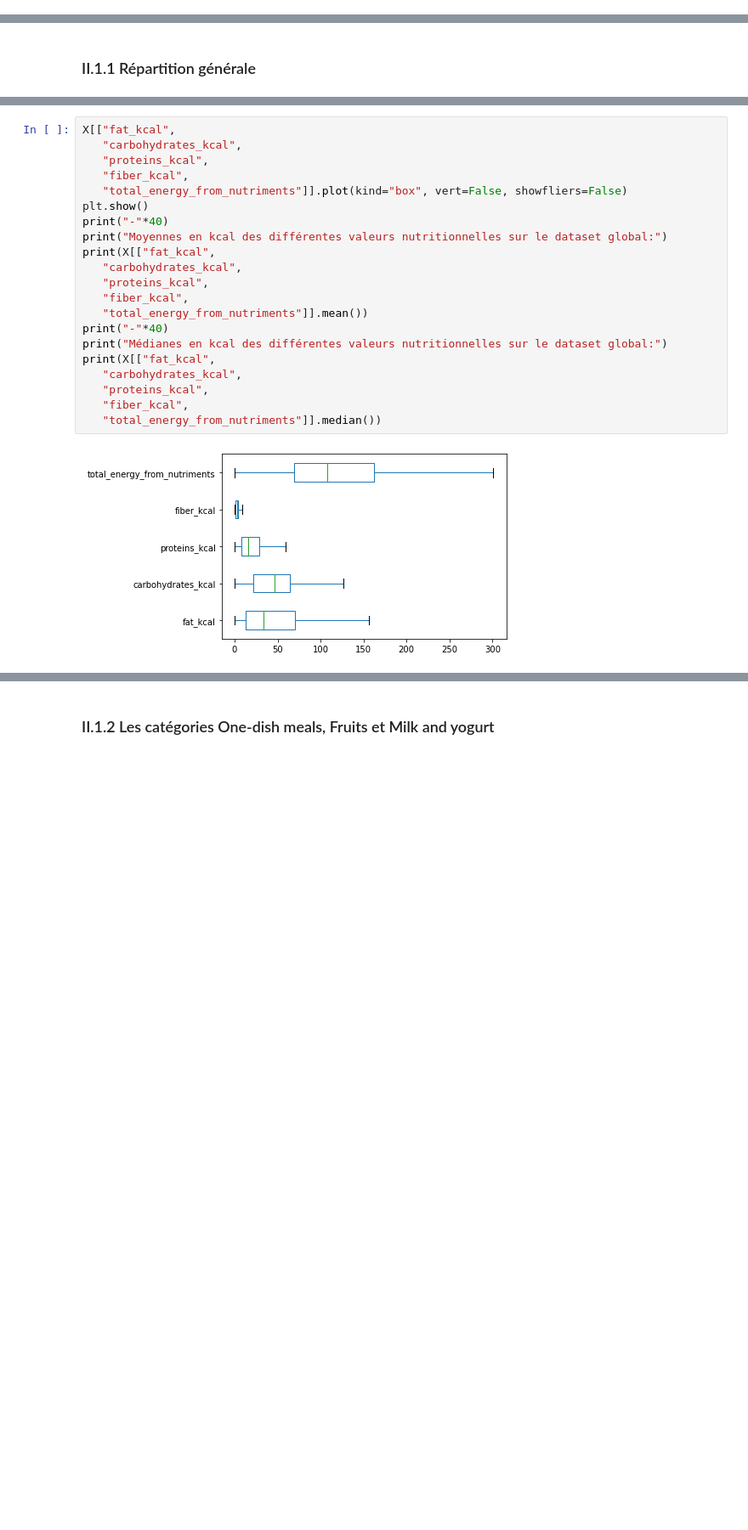
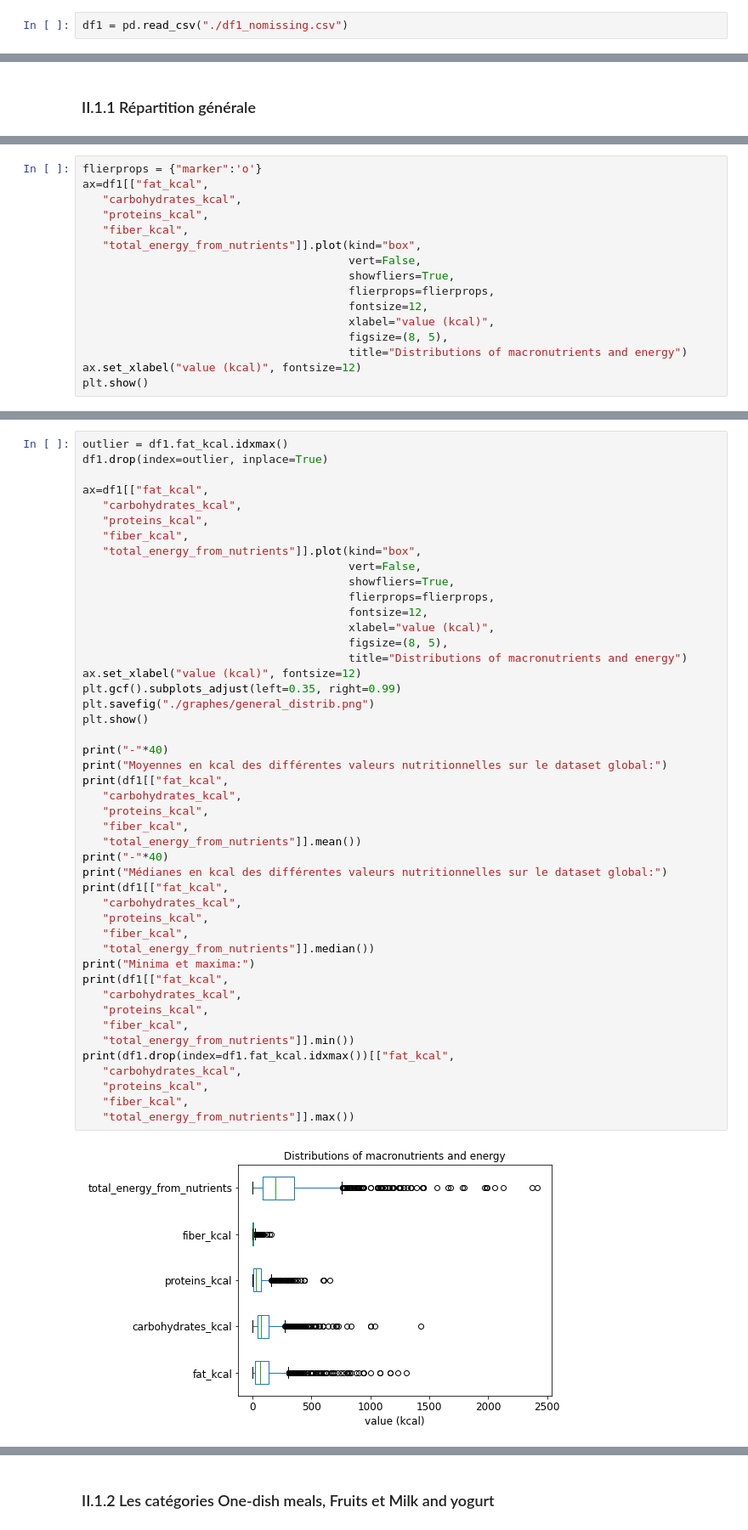
Before and after one commit to OlivierLegrand/P7, a Jupyter notebook: P3/PSanté_notebookexploration.ipynb, the cells around one changed output, grey strips where cells are left out. Shown at 85% size. Saved outputs shown, nothing was run; the diff lists cells and outputs as text; blank space fills up the shorter version.

```diff
--- a/P3/PSanté_notebookexploration.ipynb
+++ b/P3/PSanté_notebookexploration.ipynb
@@ -119,5 +60,7 @@ X.describe()
 # %% [markdown]
 # II Analyse exploratoire
+# %%
+df1 = pd.read_csv("./df1_nomissing.csv")
 # %% [markdown]
 ## II.1 Répartitions typiques de l'énergie et des macronutriments
 # %% [markdown]
@@ -124,0 +70,16 @@ X.describe()
+# %%
+flierprops = {"marker":'o'}
+ax=df1[["fat_kcal",
+   "carbohydrates_kcal",
+   "proteins_kcal",
+   "fiber_kcal",
+   "total_energy_from_nutrients"]].plot(kind="box",
+                                        vert=False,
+                                        showfliers=True,
+                                        flierprops=flierprops,
+                                        fontsize=12,
+                                        xlabel="value (kcal)",
+                                        figsize=(8, 5),
+                                        title="Distributions of macronutrients and energy")
+ax.set_xlabel("value (kcal)", fontsize=12)
+plt.show()
@@ -125,25 +112,50 @@ X.describe()
 # %%
-X[["fat_kcal",
+outlier = df1.fat_kcal.idxmax()
+df1.drop(index=outlier, inplace=True)
+
+ax=df1[["fat_kcal",
    "carbohydrates_kcal",
    "proteins_kcal",
    "fiber_kcal",
-   "total_energy_from_nutriments"]].plot(kind="box", vert=False, showfliers=False)
+   "total_energy_from_nutrients"]].plot(kind="box",
+                                        vert=False,
+                                        showfliers=True,
+                                        flierprops=flierprops,
+                                        fontsize=12,
+                                        xlabel="value (kcal)",
+                                        figsize=(8, 5),
+                                        title="Distributions of macronutrients and energy")
+ax.set_xlabel("value (kcal)", fontsize=12)
+plt.gcf().subplots_adjust(left=0.35, right=0.99)
+plt.savefig("./graphes/general_distrib.png")
 plt.show()
+
 print("-"*40)
 print("Moyennes en kcal des différentes valeurs nutritionnelles sur le dataset global:")
-print(X[["fat_kcal",
+print(df1[["fat_kcal",
    "carbohydrates_kcal",
    "proteins_kcal",
    "fiber_kcal",
-   "total_energy_from_nutriments"]].mean())
+   "total_energy_from_nutrients"]].mean())
 print("-"*40)
 print("Médianes en kcal des différentes valeurs nutritionnelles sur le dataset global:")
-print(X[["fat_kcal",
+print(df1[["fat_kcal",
    "carbohydrates_kcal",
    "proteins_kcal",
    "fiber_kcal",
-   "total_energy_from_nutriments"]].median())
+   "total_energy_from_nutrients"]].median())
+print("Minima et maxima:")
+print(df1[["fat_kcal",
+   "carbohydrates_kcal",
+   "proteins_kcal",
+   "fiber_kcal",
+   "total_energy_from_nutrients"]].min())
+print(df1.drop(index=df1.fat_kcal.idxmax())[["fat_kcal",
+   "carbohydrates_kcal",
+   "proteins_kcal",
+   "fiber_kcal",
+   "total_energy_from_nutrients"]].max())
 # %% [output]
-[figure, old version]
+[figure, new version]
 ----------------------------------------
 Moyennes en kcal des différentes valeurs nutritionnelles sur le dataset global:
```
Also changed, not shown: parts of 201 cells of this notebook, 2 other files.
